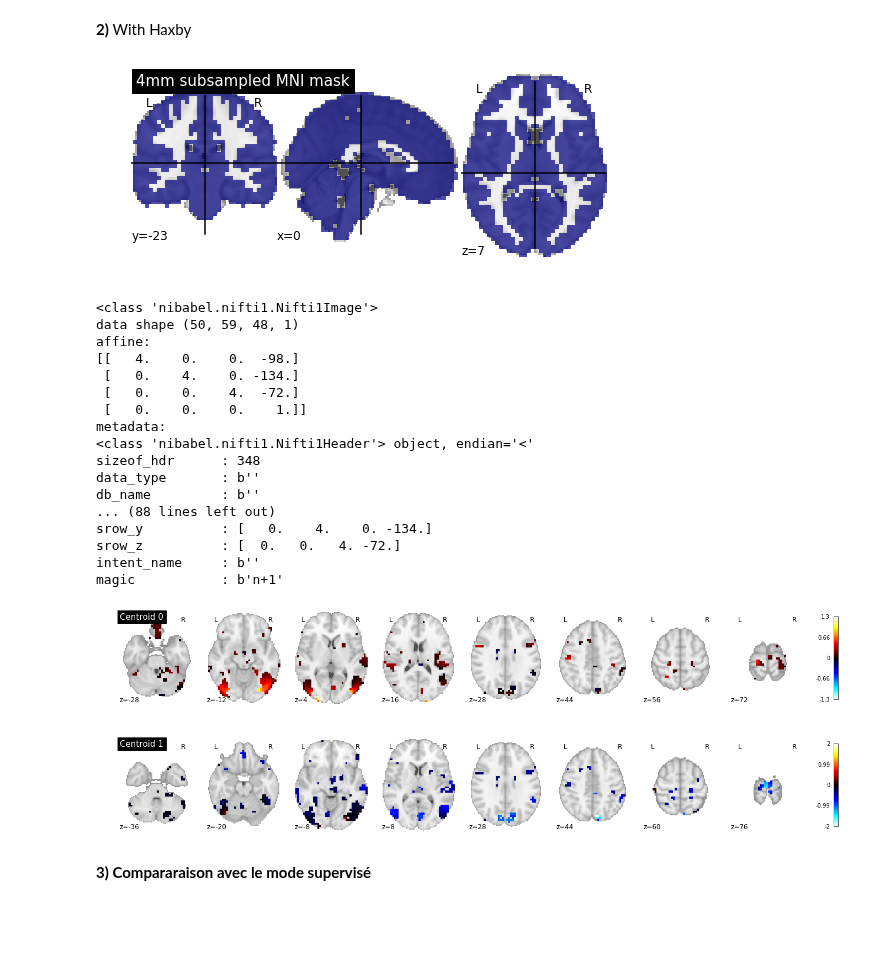
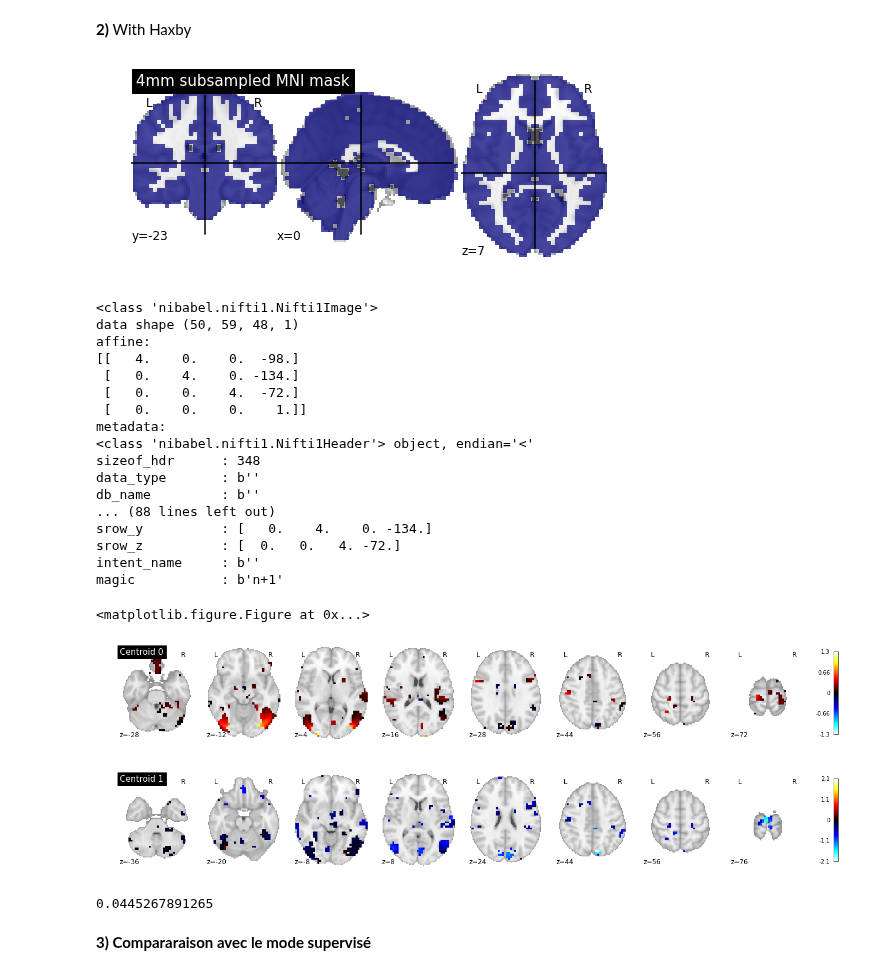
Before and after one commit to lalbarra/Cursus_Recherche, a Jupyter notebook: Notebook/Analogie_Representation_Learning_Code_notebook.ipynb, the cells around one changed output. Cells and saved outputs as stored; diff of their text form; code cells hidden in the pictures; blank space fills up the shorter version.

```diff
--- a/Notebook/Analogie_Representation_Learning_Code_notebook.ipynb
+++ b/Notebook/Analogie_Representation_Learning_Code_notebook.ipynb
@@ -185,7 +201,7 @@ from nilearn.image import threshold_img
 from nilearn.plotting import plot_roi
 from nilearn.datasets import fetch_icbm152_brain_gm_mask
 from nilearn.image import resample_img
-
+from sklearn.model_selection import permutation_test_score
 import numpy as np
 # Preparing mni mask at 4x4x4
 
@@ -240,41 +256,44 @@ nbClust = 2
 kmeans = KMeans(n_clusters=nbClust, init='k-means++', n_init=10, max_iter=300, tol=0.0001, precompute_distances='auto',
    verbose=0, random_state=None, copy_x=True, n_jobs=1, algorithm='auto').fit(statsPCA)
 labels = kmeans.labels_#.labels_ donne le numéro du cluster dans lequel se trouve chaque blob
-
+plt.figure()
 for i in range(nbClust):
     cluster_center_i = pca.inverse_transform(kmeans.cluster_centers_[i])
 # Reproject the coefficients on the initial space with 23000+ voxels
 
     centeri_vox = featureselect.inverse_transform(cluster_center_i.reshape(1,2000))
 
 # and now reproject in brain space for visualization
 
     cluster_image_i = mymasker.inverse_transform(centeri_vox)
     print(cluster_image_i)
     plot_stat_map(cluster_image_i,cut_coords=8,display_mode='z',title='Centroid %d' % i)
-
+    plt.savefig('brains_analysis_kmeans_%i.png' %i)
 plt.show()
+print(metrics.adjusted_rand_score(labels_pred=labels, labels_true=y))
 # %% [output]
 [figure]
 <class 'nibabel.nifti1.Nifti1Image'>
 data shape (50, 59, 48, 1)
 affine:
 [[   4.    0.    0.  -98.]
  [   0.    4.    0. -134.]
  [   0.    0.    4.  -72.]
  [   0.    0.    0.    1.]]
 metadata:
 <class 'nibabel.nifti1.Nifti1Header'> object, endian='<'
 sizeof_hdr      : 348
 data_type       : b''
 db_name         : b''
 ... (88 lines left out)
 srow_y          : [   0.    4.    0. -134.]
 srow_z          : [  0.   0.   4. -72.]
 intent_name     : b''
 magic           : b'n+1'
+<matplotlib.figure.Figure at 0x...>
 [figure]
-[figure, old version]
+[figure, new version]
+0.0445267891265
 # %% [markdown]
 **3) Compararaison avec le mode supervisé**
 # %%
```
Also changed, not shown: parts of 3 cells of this notebook.
